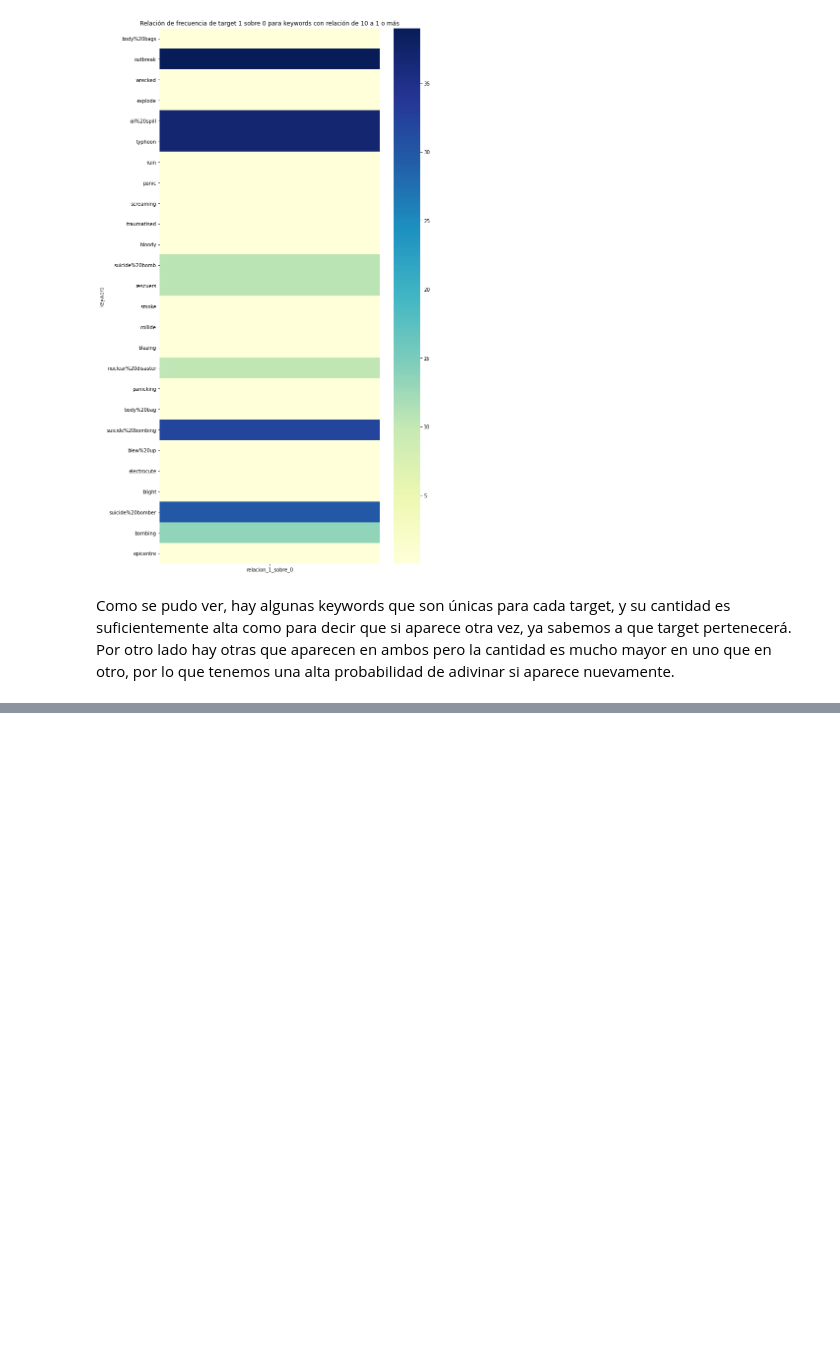
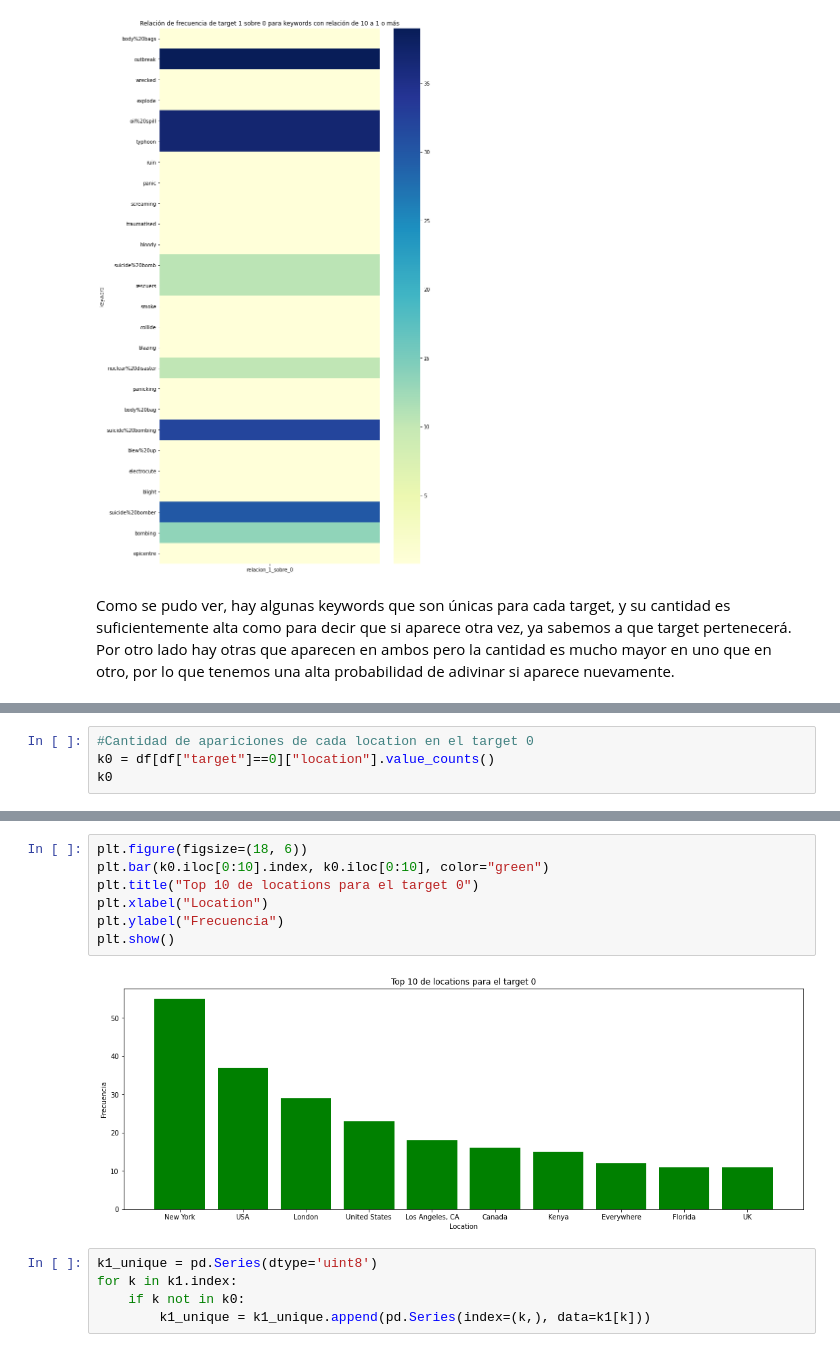
Before and after one commit to ffelfis/Orga_Datos_TPs, a Jupyter notebook: TP1/tweets.ipynb, the cells around one changed output, grey strips where cells are left out. Cells and saved outputs as stored; diff of their text form; blank space fills up the shorter version.

```diff
--- a/TP1/tweets.ipynb
+++ b/TP1/tweets.ipynb
@@ -253,0 +331,4 @@ Como se pudo ver, hay algunas keywords que son únicas para cada target, y su ca
+# %%
+#Cantidad de apariciones de cada location en el target 0
+k0 = df[df["target"]==0]["location"].value_counts()
+k0
@@ -253,0 +348,14 @@ Como se pudo ver, hay algunas keywords que son únicas para cada target, y su ca
+# %%
+plt.figure(figsize=(18, 6))
+plt.bar(k0.iloc[0:10].index, k0.iloc[0:10], color="green")
+plt.title("Top 10 de locations para el target 0")
+plt.xlabel("Location")
+plt.ylabel("Frecuencia")
+plt.show()
+# %% [output]
+[figure, added]
+# %%
+k1_unique = pd.Series(dtype='uint8')
+for k in k1.index:
+    if k not in k0:
+        k1_unique = k1_unique.append(pd.Series(index=(k,), data=k1[k]))
```
Also changed, not shown: parts of 15 cells of this notebook.
